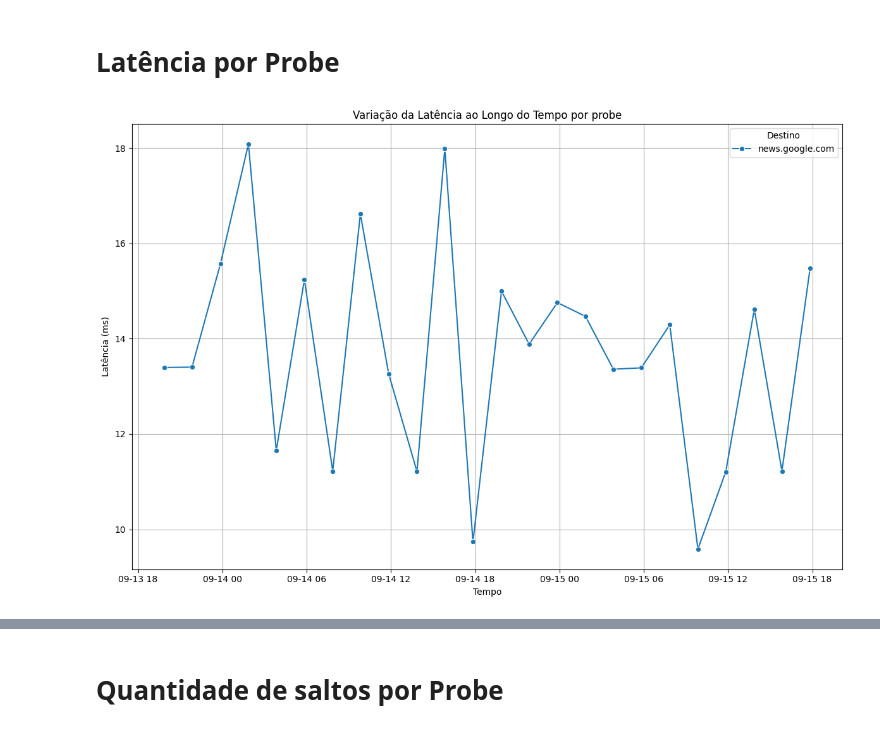
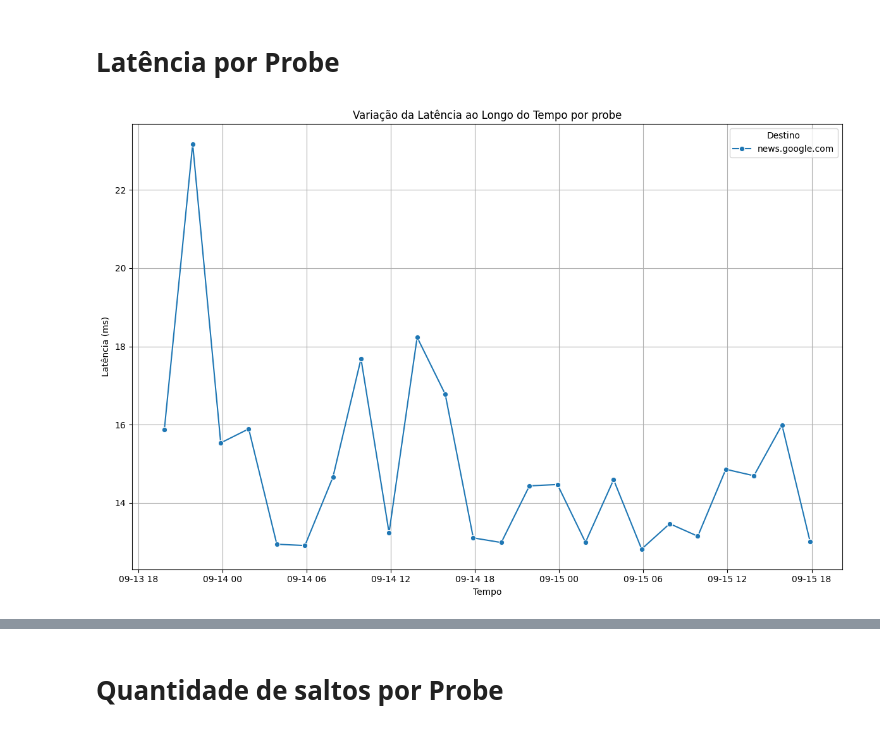
Before and after one commit to Andressalconstantino/Ripe-Atlas-Measurements, a Jupyter notebook: graficos.ipynb, the cells around one changed output, grey strips where cells are left out. Saved outputs shown, nothing was run; the diff lists cells and outputs as text; code cells hidden in the pictures.

Commit message:
adicionando imagens

```diff
--- a/graficos.ipynb
+++ b/graficos.ipynb
@@ -82,8 +82,8 @@ id = ids[0] # de 0 a 3 qual probe por pais voce quer por pais
 # %% [markdown]
 # Latência por Probe
 # %%
+ids
 data = probeGroupedInfo[id]
-
 rows = []
 
 # Iterar sobre cada medição
@@ -96,31 +96,31 @@ for measurement in data:
 
     for hop_num, hop_latencies in enumerate(measurement['latencia'], start=1):
         # Ignorar saltos vazios
         if hop_latencies:
             for rtt in hop_latencies:
                 rows.append({
                     'probe_id': probe_id,
                     'destination': destination,
                     'country': country,
                     'continent': continent,
                     'timestamp': timestamp,
                     'hop': hop_num,
                     'rtt': rtt
                 })
 
 # Criar o DataFrame
 df = pd.DataFrame(rows)
 df['timestamp'] = pd.to_datetime(df['timestamp'])
 
 # Plotar a variação da latência ao longo do tempo por destino
 plt.figure(figsize=(12, 8))
 sns.lineplot(data=df, x='timestamp', y='rtt', hue='destination', marker='o', errorbar=None)
 plt.title('Variação da Latência ao Longo do Tempo por probe')
 plt.xlabel('Tempo')
 plt.ylabel('Latência (ms)')
 plt.legend(title='Destino', loc='upper right')
 plt.grid(True)
 plt.tight_layout()
 plt.show()
 # %% [output]
-[figure, old version]
+[figure, new version]
```
Also changed, not shown: parts of 2 cells of this notebook, 28 other files.
